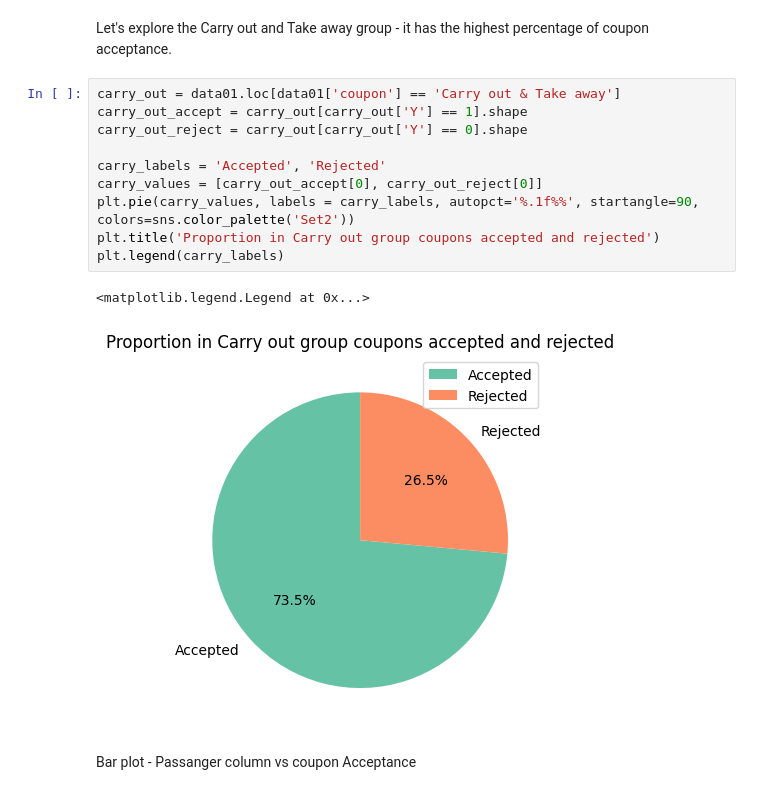
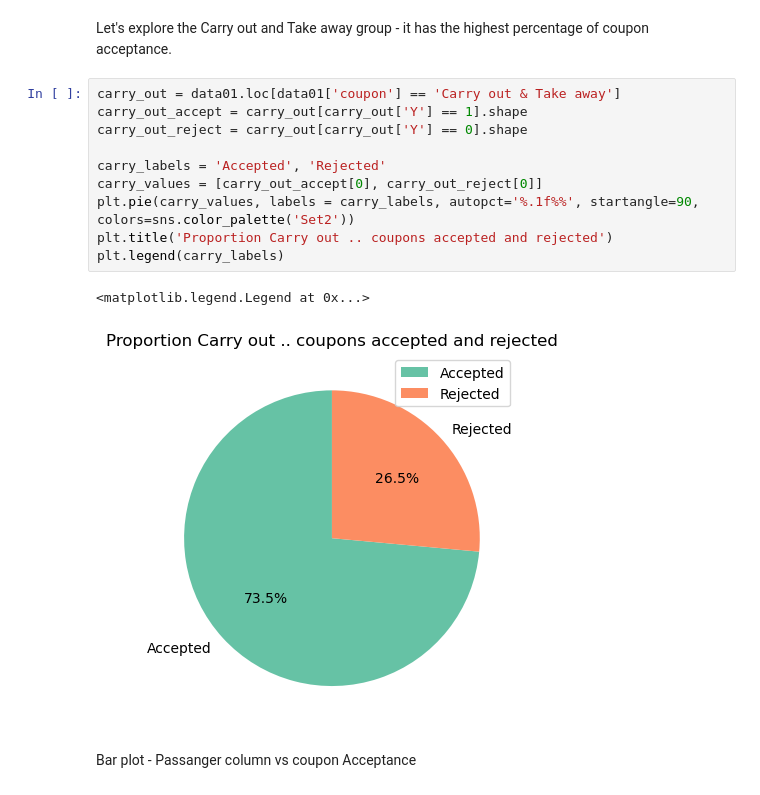
Before and after one commit to Timofey-E/Emeritus, a Jupyter notebook: Assigment_5_1/project5_1.ipynb, the cells around one changed output. Cells and saved outputs as stored; diff of their text form.

```diff
--- a/Assigment_5_1/project5_1.ipynb
+++ b/Assigment_5_1/project5_1.ipynb
@@ -441,16 +441,16 @@ Let's explore the Carry out and Take away group - it has the highest percentage
 # %%
 carry_out = data01.loc[data01['coupon'] == 'Carry out & Take away']
 carry_out_accept = carry_out[carry_out['Y'] == 1].shape
 carry_out_reject = carry_out[carry_out['Y'] == 0].shape
 
 carry_labels = 'Accepted', 'Rejected'
 carry_values = [carry_out_accept[0], carry_out_reject[0]]
 plt.pie(carry_values, labels = carry_labels, autopct='%.1f%%', startangle=90, colors=sns.color_palette('Set2'))
-plt.title('Proportion in Carry out group coupons accepted and rejected')
+plt.title('Proportion Carry out .. coupons accepted and rejected')
 plt.legend(carry_labels)
 # %% [output]
 <matplotlib.legend.Legend at 0x...>
-[figure, old version]
+[figure, new version]
 # %% [markdown]
 Bar plot - Passanger column vs coupon Acceptance
 # %%
```
Also changed, not shown: parts of 6 cells of this notebook.
